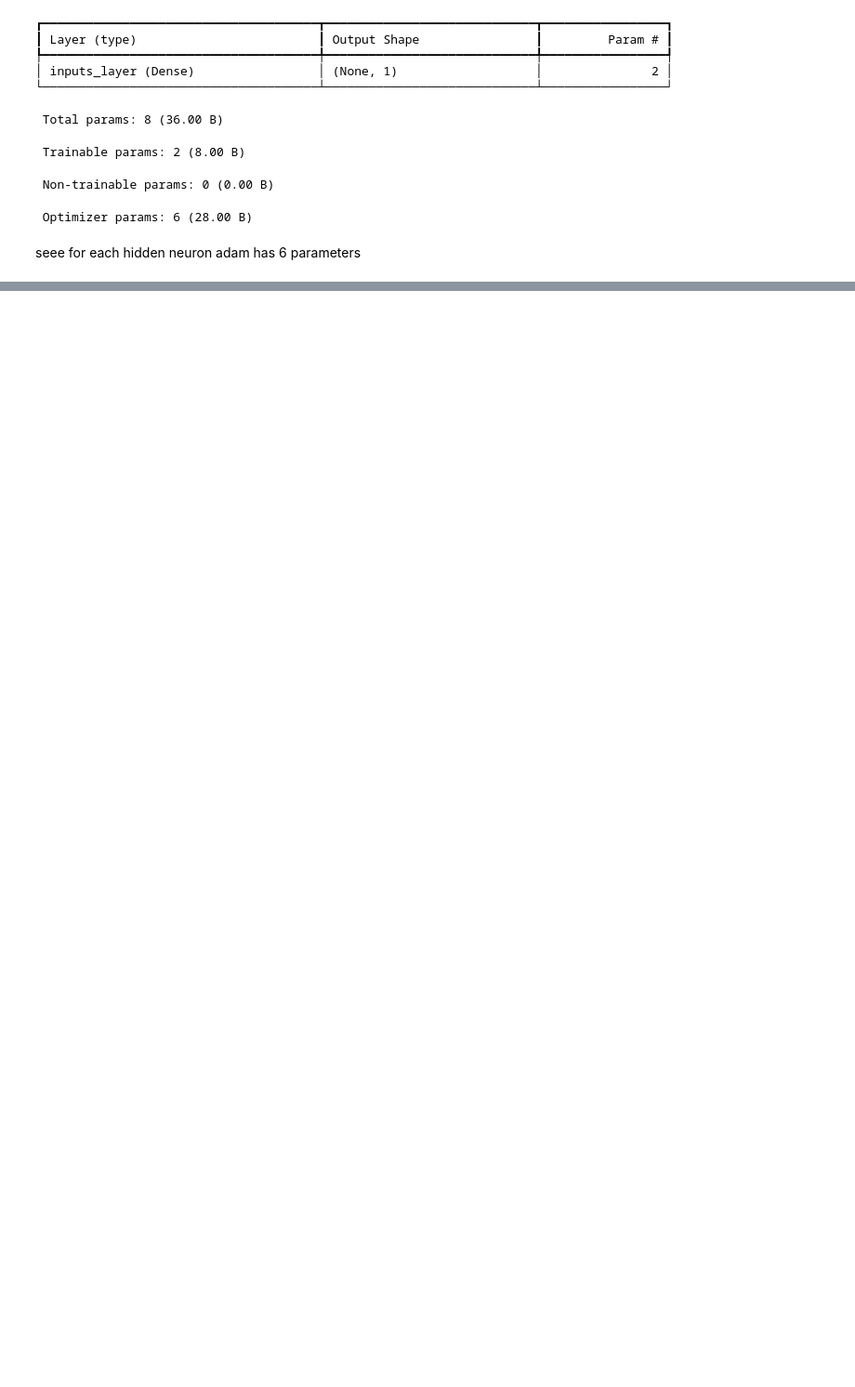
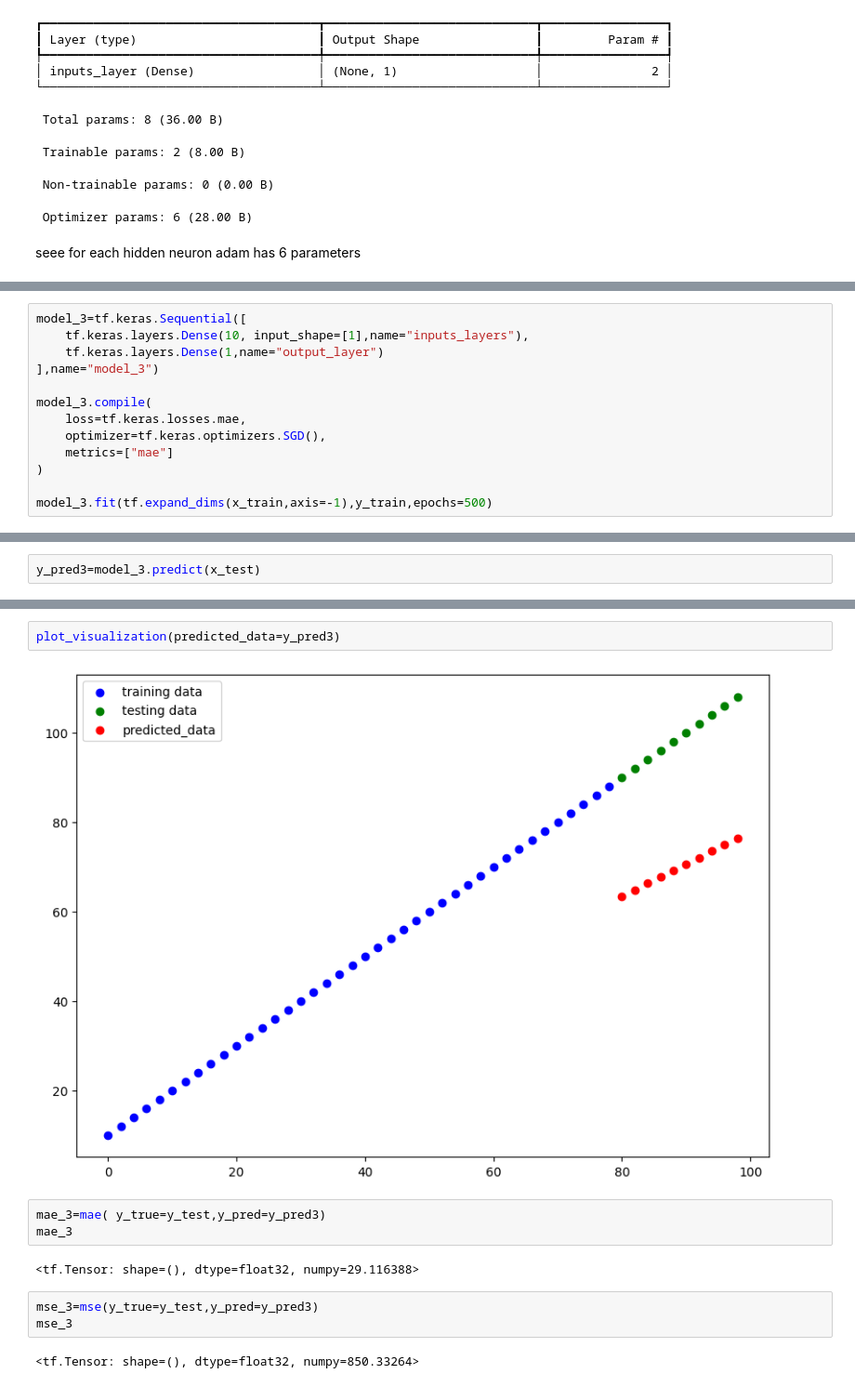
Before and after one commit to mohdabuzaransari9/tensorflow, a Jupyter notebook: file2_neural_network.ipynb, the cells around one changed output, grey strips where cells are left out. Shown at 93% size. Drawn from its saved outputs; the diff is of its cells as text; blank space fills up the shorter version.

```diff
--- a/file2_neural_network.ipynb
+++ b/file2_neural_network.ipynb
@@ -788,0 +891,13 @@ seee for each hidden neuron adam has 6 parameters
+# %%
+model_3=tf.keras.Sequential([
+    tf.keras.layers.Dense(10, input_shape=[1],name="inputs_layers"),
+    tf.keras.layers.Dense(1,name="output_layer")
+],name="model_3")
+
+model_3.compile(
+    loss=tf.keras.losses.mae,
+    optimizer=tf.keras.optimizers.SGD(),
+    metrics=["mae"]
+)
+
+model_3.fit(tf.expand_dims(x_train,axis=-1),y_train,epochs=500)
@@ -788,0 +923,2 @@ seee for each hidden neuron adam has 6 parameters
+# %%
+y_pred3=model_3.predict(x_test)
@@ -788,0 +940,14 @@ seee for each hidden neuron adam has 6 parameters
+# %%
+plot_visualization(predicted_data=y_pred3)
+# %% [output]
+[figure, added]
+# %%
+mae_3=mae( y_true=y_test,y_pred=y_pred3)
+mae_3
+# %% [output]
+<tf.Tensor: shape=(), dtype=float32, numpy=29.116388>
+# %%
+mse_3=mse(y_true=y_test,y_pred=y_pred3)
+mse_3
+# %% [output]
+<tf.Tensor: shape=(), dtype=float32, numpy=850.33264>
```
Also changed, not shown: parts of 50 cells of this notebook.
